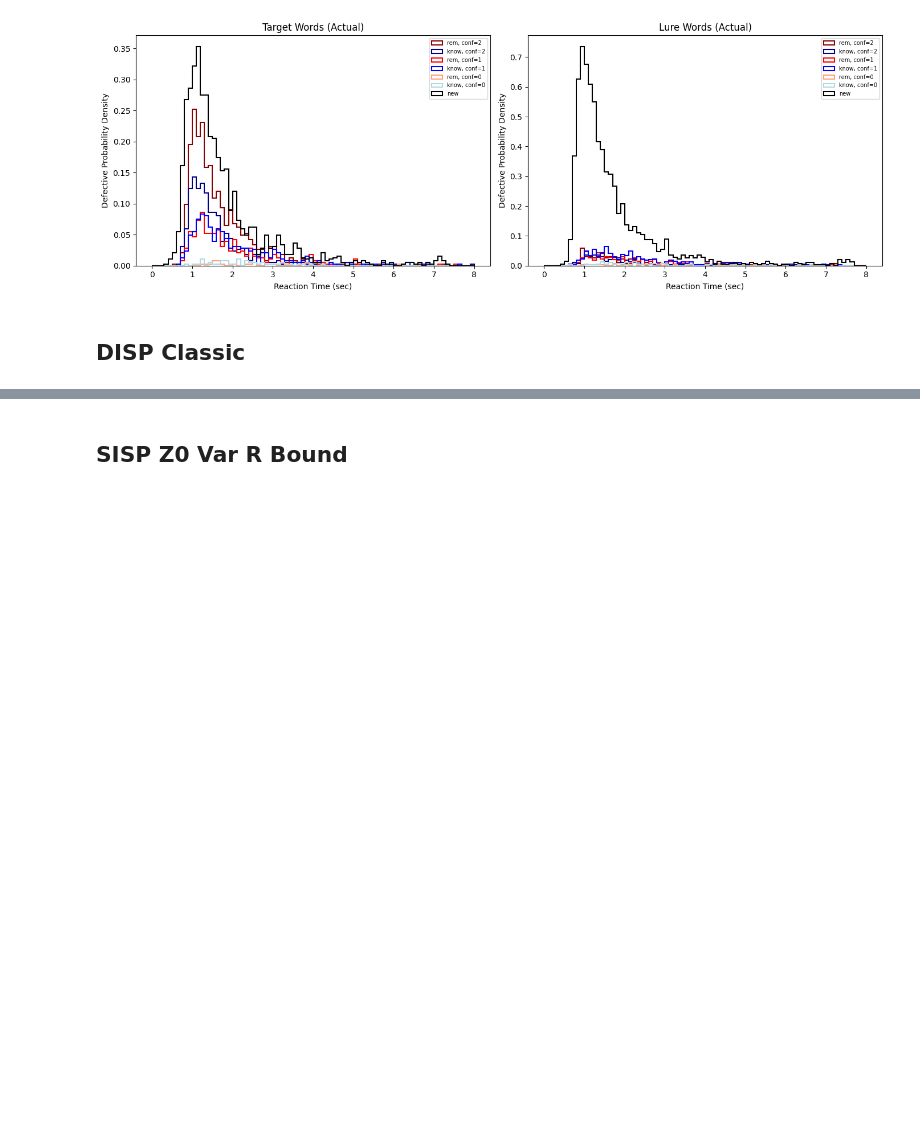
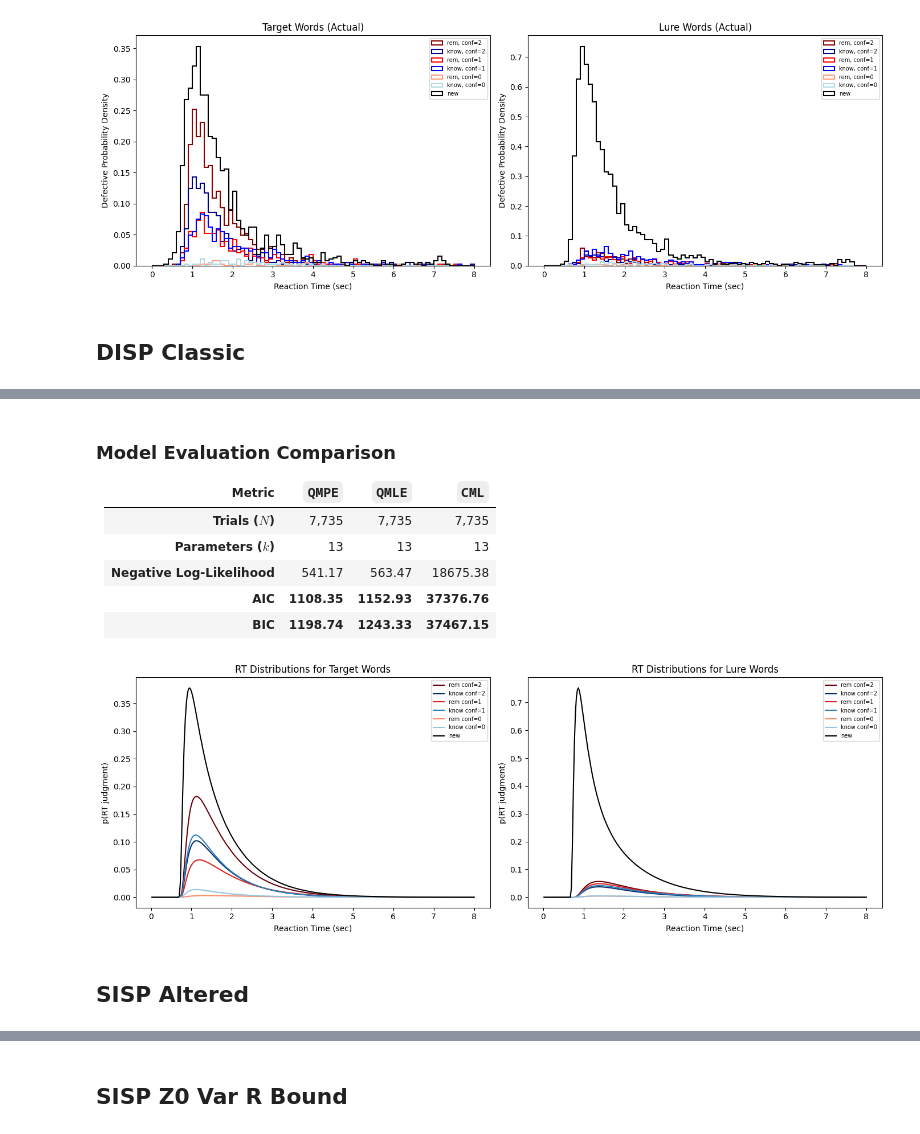
Before and after one commit to SpoopyPillow/caa_recognition_model, a Jupyter notebook: plot_models.ipynb, the cells around one changed output, grey strips where cells are left out. Cells and saved outputs as stored; diff of their text form; code cells hidden in the pictures; blank space fills up the shorter version.

Commit message:
feature: aggregated categories lower bound analysis

```diff
--- a/plot_models.ipynb
+++ b/plot_models.ipynb
@@ -200,0 +241,16 @@ disp_model.plot_rt_distributions(params_est);
+# %%
+disp_altered_model = DISPAltered(
+    config=caa_cfg,
+    nr_threads=1,
+)
+
+param_bounds = disp_altered.param_bounds
+
+# Optimize over entire data
+disp_altered_opt = fit_methods(disp_altered_model, methods, param_bounds=param_bounds, nr_workers=7)
+
+# disp_altered_opt = {'qmle': Params(c=np.float64(1.0702456447105888), mu_r_t=np.float64(0.2582943593287827), mu_f_t=np.float64(0.09552583389362374), d_r_t=np.float64(0.1674951145252071), d_f_t=np.float64(0.3390483904734999), d_l=np.float64(0.42791631467446106), tc_bound=np.float64(0.05074769856989495), r_bound_offset=np.float64(0.557178423672923), sigma_r_bound=np.float64(4.935975937038821), z0_t=np.float64(-0.12051200843463922), z0_l=np.float64(-0.35516582496774757), t_post=np.float64(0.4187650346466303), t0=np.float64(0.6452227247496991)),
+#  'qmpe': Params(c=np.float64(1.0827124344659116), mu_r_t=np.float64(0.20018106431950383), mu_f_t=np.float64(0.15483971820237957), d_r_t=np.float64(0.1639917236352949), d_f_t=np.float64(0.35366300793264255), d_l=np.float64(0.4410880319277138), tc_bound=np.float64(0.02973383109422925), r_bound_offset=np.float64(0.48515740455766104), sigma_r_bound=np.float64(4.999085242975775), z0_t=np.float64(-0.13229656079138194), z0_l=np.float64(-0.34007150650470364), t_post=np.float64(0.45214223473491005), t0=np.float64(0.6629573562696013))}
+
+method = "qmpe"
+params_est = disp_altered_opt[method]
@@ -200,0 +275,24 @@ disp_model.plot_rt_distributions(params_est);
+# %%
+results = [
+    disp_altered_model.evaluate(params_est, method="qmpe"),
+    disp_altered_model.evaluate(params_est, method="qmle"),
+    disp_altered_model.evaluate(params_est, method="cml"),
+]
+
+display_comparison(results)
+
+disp_altered_model.plot_rt_distributions(params_est);
+# %% [output]
+
+### Model Evaluation Comparison
+
+| Metric | `QMPE` | `QMLE` | `CML` |
+| :--- | ---: | ---: | ---: |
+| **Trials ($N$)** | 7,735 | 7,735 | 7,735 |
+| **Parameters ($k$)** | 13 | 13 | 13 |
+| **Negative Log-Likelihood** | 541.17 | 563.47 | 18675.38 |
+| **AIC** | **1108.35** | **1152.93** | **37376.76** |
+| **BIC** | **1198.74** | **1243.33** | **37467.15** |
+[figure, added]
+# %% [markdown]
+## SISP Altered
```
Also changed, not shown: parts of 10 cells of this notebook, 7 other files.
